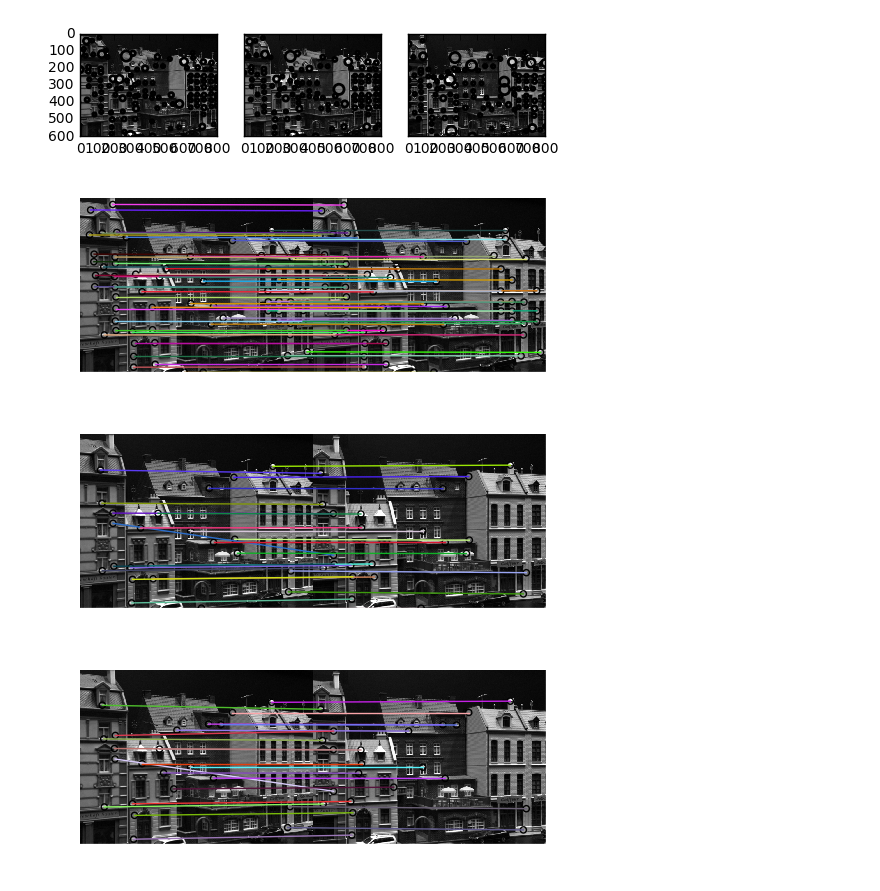
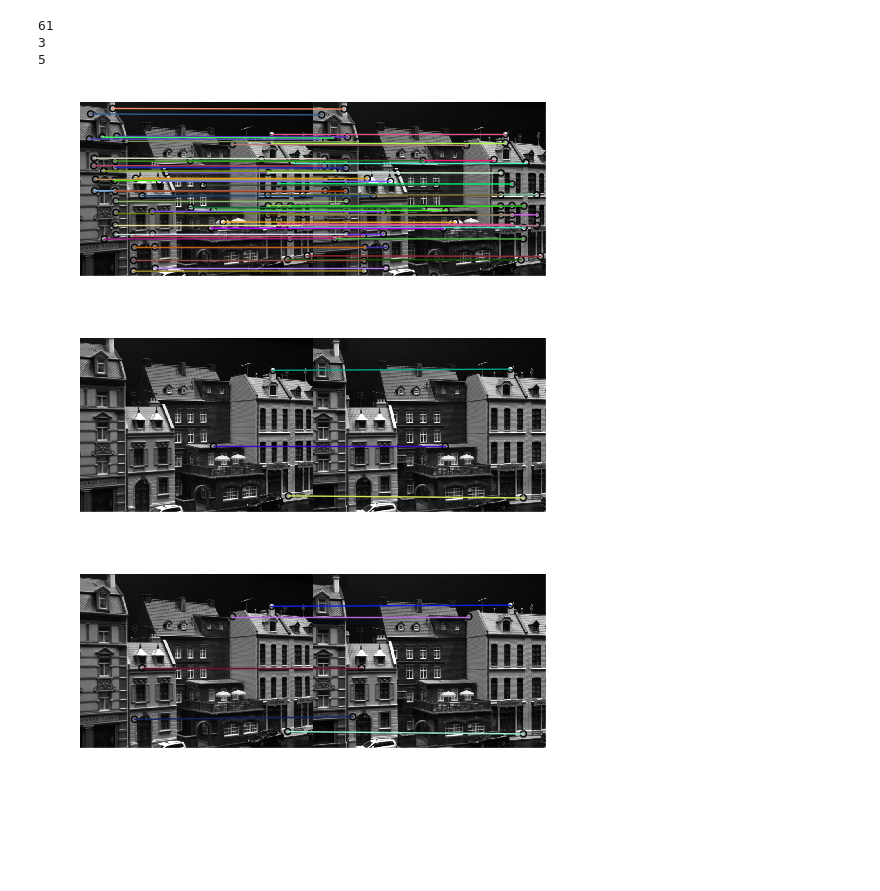
Before and after one commit to Jegp/vip, a Jupyter notebook: assignment2/assignment02.ipynb, the cells around one changed output. Drawn from its saved outputs; the diff is of its cells as text; code cells hidden in the pictures; blank space fills up the shorter version.

Commit message:
Added feature images

```diff
--- a/assignment2/assignment02.ipynb
+++ b/assignment2/assignment02.ipynb
@@ -20,7 +20,7 @@ img2 = rgb2gray(img2)
 img3 = data.imread("Img009_diffuse_smallgray.png")
 img3 = rgb2gray(img3)
 # %%
-fig,axes = plt.subplots(1, 3, sharex=True, sharey=True, subplot_kw={'adjustable':'box-forced'})
+fig,axes = plt.subplots(1, 3, sharex=True, sharey=True, figsize=(400, 300), subplot_kw={'adjustable':'box-forced'})
 axes = axes.ravel()
 
 blobs = [(img, blob_log(img, threshold=0.1, min_sigma=10, max_sigma=30)) for img in [img1, img2, img3]]
@@ -28,6 +28,7 @@ blobs = [(img, blob_log(img, threshold=0.1, min_sigma=10, max_sigma=30)) for img
 for (img, blob) in blobs:
     ax = axes[0]
     axes = axes[1:]
+    ax.axis('off')
     ax.set_title("")
     ax.imshow(img, interpolation='nearest',cmap='gray')
     for b in blob:
@@ -36,8 +37,6 @@ for (img, blob) in blobs:
         ax.add_patch(c)
 
 plt.show()
-# %% [output]
-[figure, removed]
 # %%
 img1_log = scipy.ndimage.filters.gaussian_laplace(img1, sigma=6)
 img2_log = scipy.ndimage.filters.gaussian_laplace(img2, sigma=6)
@@ -91,9 +91,12 @@ def match(i1, f1, i2, f2, threshold):
     feature.plot_matches(ax, i1, i2, img1_coordinates, img2_coordinates, matches)
 # %%
 match(img1, feature_array1, img2, feature_array2, 0.8)
-match(img2, feature_array2, img3, feature_array3, 0.9)
-match(img1, feature_array1, img3, feature_array3, 0.9)
+match(img2, feature_array2, img3, feature_array3, 0.8)
+match(img1, feature_array1, img3, feature_array3, 0.8)
 # %% [output]
+61
+3
+5
-[figure, old version]
+[figure, new version]
-[figure, old version]
+[figure, new version]
-[figure, old version]
+[figure, new version]
```
Also changed, not shown: parts of 1 cell of this notebook.
